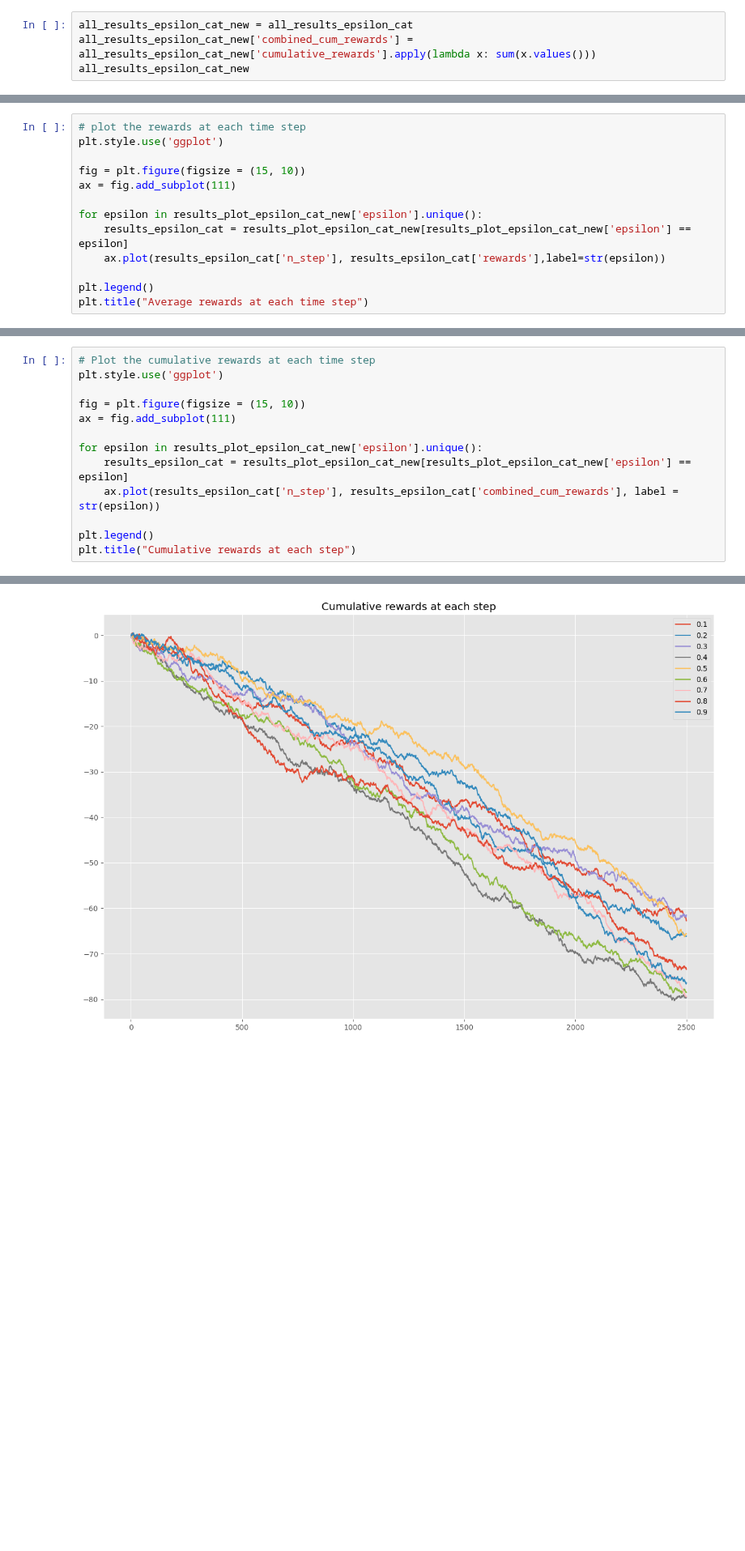
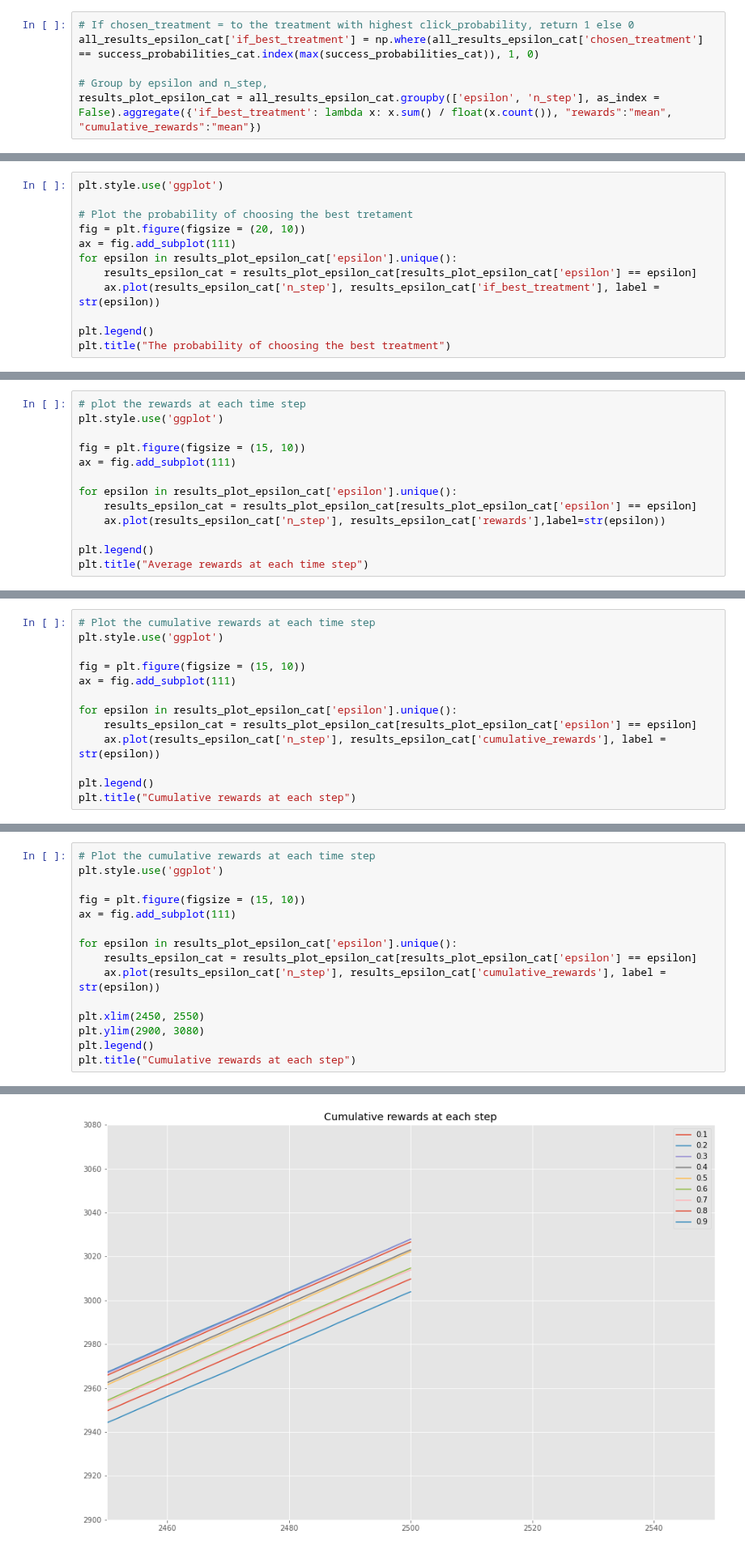
Before and after one commit to ruthkangyr/Clinical-Trials-MAB-Algorithms, a Jupyter notebook: Algorithm/Algorithms Tuning.ipynb, the cells around one changed output, grey strips where cells are left out. Shown at 81% size. Cells and saved outputs as stored; diff of their text form; blank space fills up the shorter version.

```diff
--- a/Algorithm/Algorithms Tuning.ipynb
+++ b/Algorithm/Algorithms Tuning.ipynb
@@ -476,4 +408,6 @@ all_results_epsilon_cat
 # %%
-all_results_epsilon_cat_new = all_results_epsilon_cat
-all_results_epsilon_cat_new['combined_cum_rewards'] = all_results_epsilon_cat_new['cumulative_rewards'].apply(lambda x: sum(x.values()))
-all_results_epsilon_cat_new
+# If chosen_treatment = to the treatment with highest click_probability, return 1 else 0
+all_results_epsilon_cat['if_best_treatment'] = np.where(all_results_epsilon_cat['chosen_treatment'] == success_probabilities_cat.index(max(success_probabilities_cat)), 1, 0)
+
+# Group by epsilon and n_step,
+results_plot_epsilon_cat = all_results_epsilon_cat.groupby(['epsilon', 'n_step'], as_index = False).aggregate({'if_best_treatment': lambda x: x.sum() / float(x.count()), "rewards":"mean", "cumulative_rewards":"mean"})
@@ -530,0 +430,12 @@ Text(0.5, 1.0, 'The probability of choosing the best treatment')
+# %%
+plt.style.use('ggplot')
+
+# Plot the probability of choosing the best tretament
+fig = plt.figure(figsize = (20, 10))
+ax = fig.add_subplot(111)
+for epsilon in results_plot_epsilon_cat['epsilon'].unique():
+    results_epsilon_cat = results_plot_epsilon_cat[results_plot_epsilon_cat['epsilon'] == epsilon]
+    ax.plot(results_epsilon_cat['n_step'], results_epsilon_cat['if_best_treatment'], label = str(epsilon))
+
+plt.legend()
+plt.title("The probability of choosing the best treatment")
@@ -535,8 +449,8 @@ plt.style.use('ggplot')
 fig = plt.figure(figsize = (15, 10))
 ax = fig.add_subplot(111)
 
-for epsilon in results_plot_epsilon_cat_new['epsilon'].unique():
-    results_epsilon_cat = results_plot_epsilon_cat_new[results_plot_epsilon_cat_new['epsilon'] == epsilon]
+for epsilon in results_plot_epsilon_cat['epsilon'].unique():
+    results_epsilon_cat = results_plot_epsilon_cat[results_plot_epsilon_cat['epsilon'] == epsilon]
     ax.plot(results_epsilon_cat['n_step'], results_epsilon_cat['rewards'],label=str(epsilon))
 
 plt.legend()
@@ -551,0 +475,13 @@ results_plot_epsilon[results_plot_epsilon["n_step"] == 3000]
+# %%
+# Plot the cumulative rewards at each time step
+plt.style.use('ggplot')
+
+fig = plt.figure(figsize = (15, 10))
+ax = fig.add_subplot(111)
+
+for epsilon in results_plot_epsilon_cat['epsilon'].unique():
+    results_epsilon_cat = results_plot_epsilon_cat[results_plot_epsilon_cat['epsilon'] == epsilon]
+    ax.plot(results_epsilon_cat['n_step'], results_epsilon_cat['cumulative_rewards'], label = str(epsilon))
+
+plt.legend()
+plt.title("Cumulative rewards at each step")
@@ -552,18 +491,20 @@ results_plot_epsilon[results_plot_epsilon["n_step"] == 3000]
 # %%
 # Plot the cumulative rewards at each time step
 plt.style.use('ggplot')
 
 fig = plt.figure(figsize = (15, 10))
 ax = fig.add_subplot(111)
 
-for epsilon in results_plot_epsilon_cat_new['epsilon'].unique():
-    results_epsilon_cat = results_plot_epsilon_cat_new[results_plot_epsilon_cat_new['epsilon'] == epsilon]
-    ax.plot(results_epsilon_cat['n_step'], results_epsilon_cat['combined_cum_rewards'], label = str(epsilon))
+for epsilon in results_plot_epsilon_cat['epsilon'].unique():
+    results_epsilon_cat = results_plot_epsilon_cat[results_plot_epsilon_cat['epsilon'] == epsilon]
+    ax.plot(results_epsilon_cat['n_step'], results_epsilon_cat['cumulative_rewards'], label = str(epsilon))
 
+plt.xlim(2450, 2550)
+plt.ylim(2900, 3080)
 plt.legend()
 plt.title("Cumulative rewards at each step")
 # %% [output]
 Text(0.5, 1.0, 'Cumulative rewards at each step')
-[figure, old version]
+[figure, new version]
 # %% [markdown]
 ## Softmax
```
Also changed, not shown: parts of 46 cells of this notebook, 3 other files.
